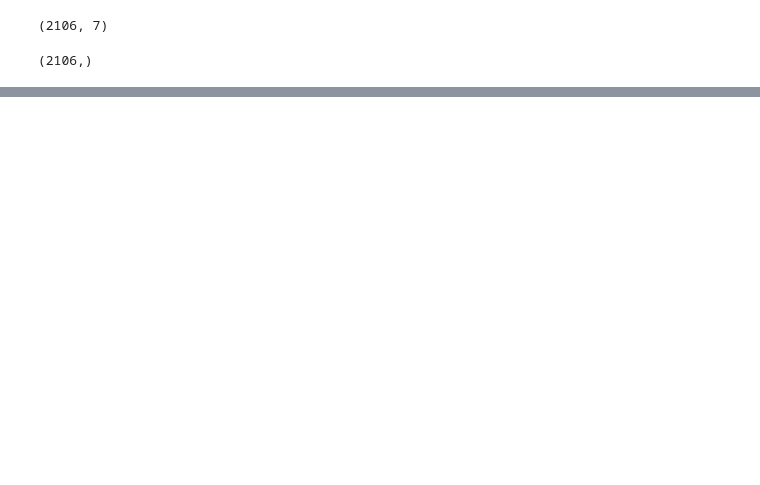
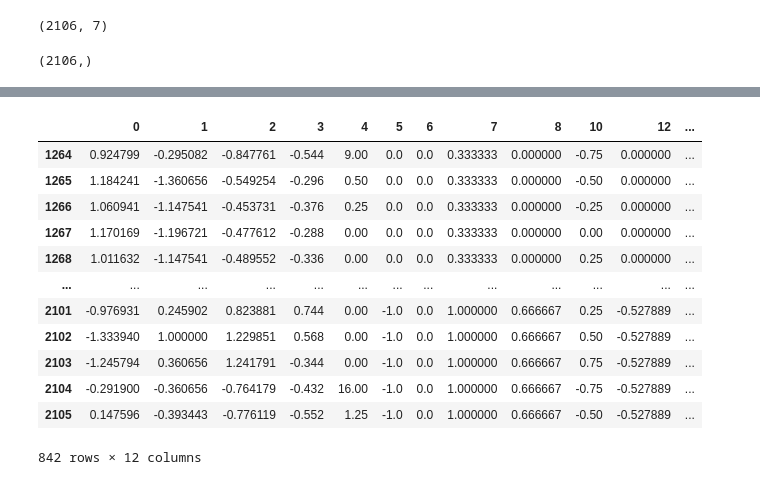
Before and after one commit to KierenElijaSchmidt/electricity, a Jupyter notebook: notebooks/kieren_notebook.ipynb, the cells around one changed output, grey strips where cells are left out. Cells and saved outputs as stored; diff of their text form; code cells hidden in the pictures; blank space fills up the shorter version.

```diff
--- a/notebooks/kieren_notebook.ipynb
+++ b/notebooks/kieren_notebook.ipynb
@@ -88,6 +93,6 @@ y.shape
 (2106,)
 # %%
 pipeline.fit(X)
-pipeline.transform(X)
+X = pipeline.transform(X)
 # %% [output]
 🔎 CorrelationSelector dropped 6 features: [9, 11, 14, 15, 16, 17]
@@ -124,0 +184,16 @@ model = Sequential()
+# %%
+X_test
+# %% [output]
+|  | 0 | 1 | 2 | 3 | 4 | 5 | 6 | 7 | 8 | 10 | 12 | ... |
+| 1264 | 0.924799 | -0.295082 | -0.847761 | -0.544 | 9.00 | 0.0 | 0.0 | 0.333333 | 0.000000 | -0.75 | 0.000000 | ... |
+| 1265 | 1.184241 | -1.360656 | -0.549254 | -0.296 | 0.50 | 0.0 | 0.0 | 0.333333 | 0.000000 | -0.50 | 0.000000 | ... |
+| 1266 | 1.060941 | -1.147541 | -0.453731 | -0.376 | 0.25 | 0.0 | 0.0 | 0.333333 | 0.000000 | -0.25 | 0.000000 | ... |
+| 1267 | 1.170169 | -1.196721 | -0.477612 | -0.288 | 0.00 | 0.0 | 0.0 | 0.333333 | 0.000000 | 0.00 | 0.000000 | ... |
+| 1268 | 1.011632 | -1.147541 | -0.489552 | -0.336 | 0.00 | 0.0 | 0.0 | 0.333333 | 0.000000 | 0.25 | 0.000000 | ... |
+| ... | ... | ... | ... | ... | ... | ... | ... | ... | ... | ... | ... | ... |
+| 2101 | -0.976931 | 0.245902 | 0.823881 | 0.744 | 0.00 | -1.0 | 0.0 | 1.000000 | 0.666667 | 0.25 | -0.527889 | ... |
+| 2102 | -1.333940 | 1.000000 | 1.229851 | 0.568 | 0.00 | -1.0 | 0.0 | 1.000000 | 0.666667 | 0.50 | -0.527889 | ... |
+| 2103 | -1.245794 | 0.360656 | 1.241791 | -0.344 | 0.00 | -1.0 | 0.0 | 1.000000 | 0.666667 | 0.75 | -0.527889 | ... |
+| 2104 | -0.291900 | -0.360656 | -0.764179 | -0.432 | 16.00 | -1.0 | 0.0 | 1.000000 | 0.666667 | -0.75 | -0.527889 | ... |
+| 2105 | 0.147596 | -0.393443 | -0.776119 | -0.552 | 1.25 | -1.0 | 0.0 | 1.000000 | 0.666667 | -0.50 | -0.527889 | ... |
+842 rows × 12 columns
```
Also changed, not shown: parts of 15 cells of this notebook, 1 other file.
